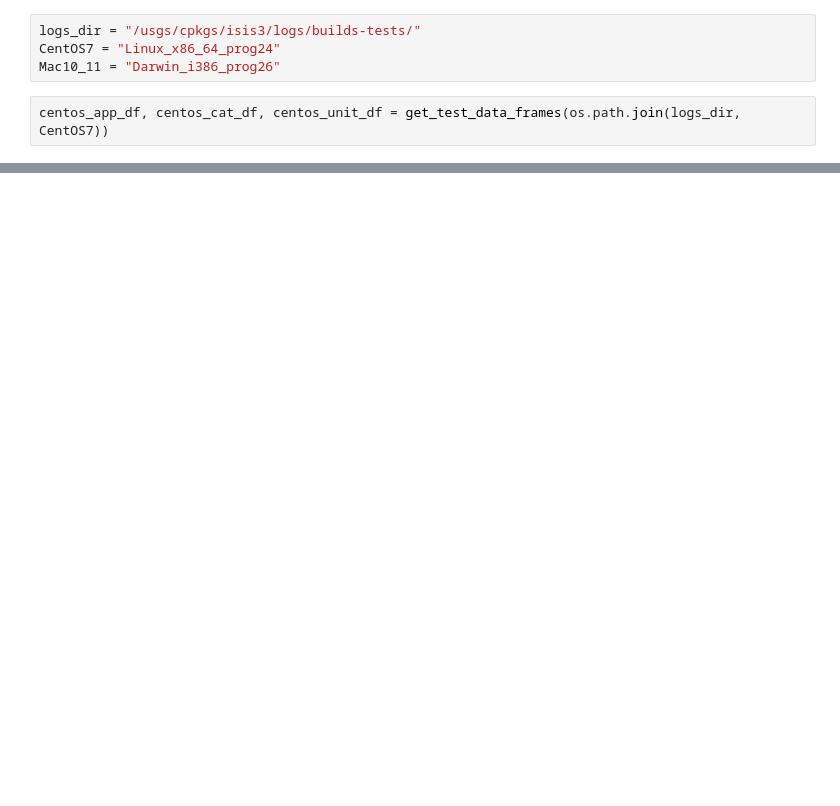
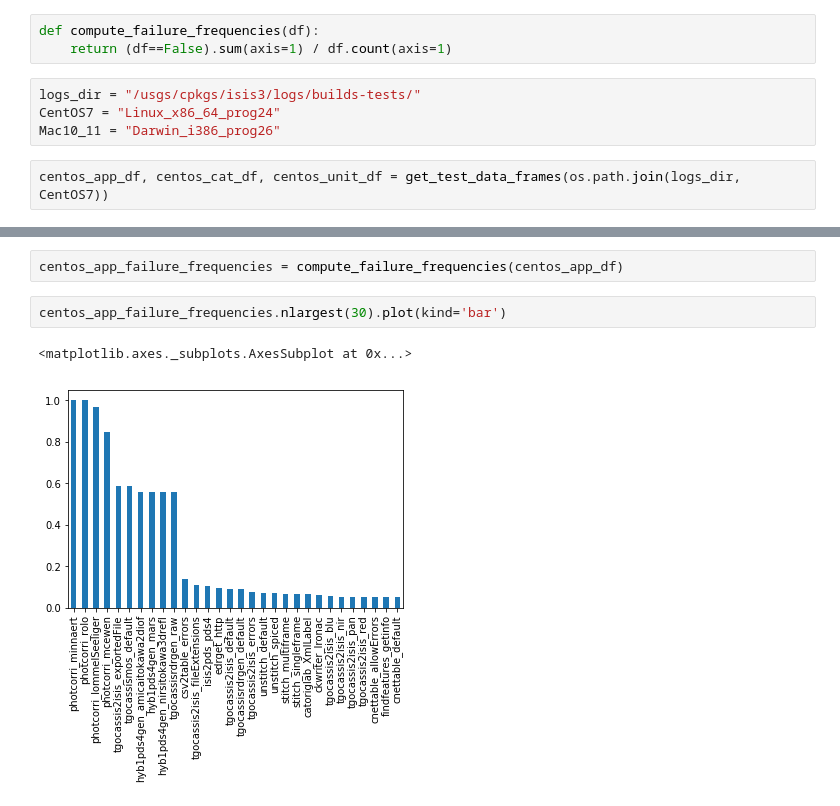
Before and after one commit to jessemapel/ISIS3_testing_analysis, a Jupyter notebook: parse_historical_logs.ipynb, the cells around one changed output, grey strips where cells are left out. Saved outputs shown, nothing was run; the diff lists cells and outputs as text; blank space fills up the shorter version.

```diff
--- a/parse_historical_logs.ipynb
+++ b/parse_historical_logs.ipynb
@@ -75,6 +77,9 @@ def get_test_data_frames(directory):
     unit_df = pd.DataFrame.from_dict(unit_results)
 
     return app_df, cat_df, unit_df
+# %%
+def compute_failure_frequencies(df):
+    return (df==False).sum(axis=1) / df.count(axis=1)
 # %%
 logs_dir = "/usgs/cpkgs/isis3/logs/builds-tests/"
 CentOS7 = "Linux_x86_64_prog24"
@@ -104,0 +89,7 @@ centos_cat_df
+# %%
+centos_app_failure_frequencies = compute_failure_frequencies(centos_app_df)
+# %%
+centos_app_failure_frequencies.nlargest(30).plot(kind='bar')
+# %% [output]
+<matplotlib.axes._subplots.AxesSubplot at 0x...>
+[figure, added]
```
Also changed, not shown: parts of 2 cells of this notebook.
